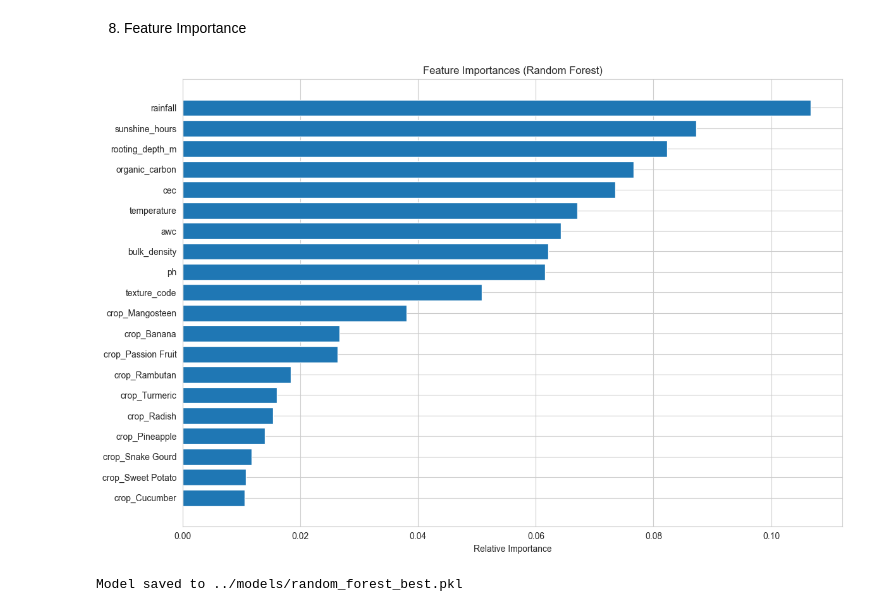
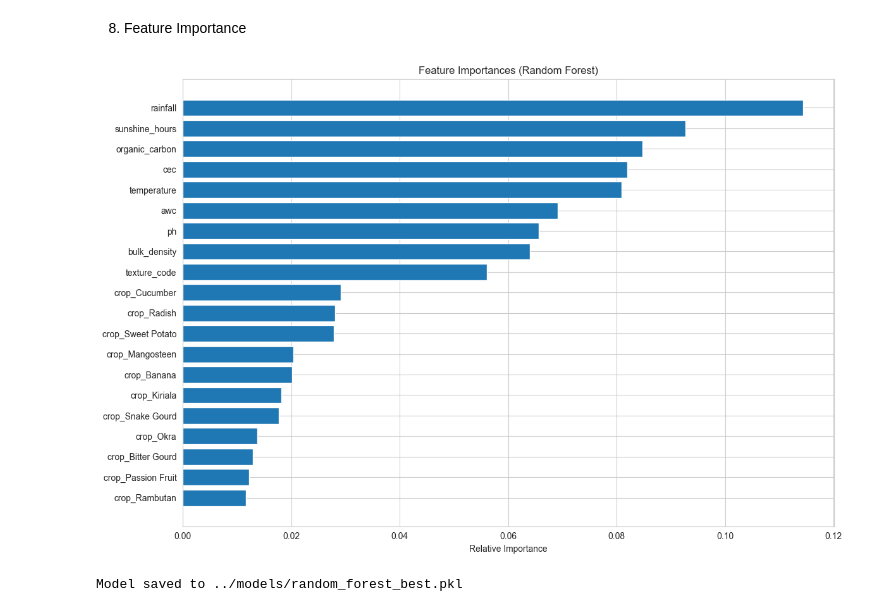
Before and after one commit to isumakm/Weather-Prediction-and-Crop-Recommendation-System-, a Jupyter notebook: 03_modeling_random_forest.ipynb, the cells around one changed output. Drawn from its saved outputs; the diff is of its cells as text; code cells hidden in the pictures.

```diff
--- a/03_modeling_random_forest.ipynb
+++ b/03_modeling_random_forest.ipynb
@@ -192,24 +190,24 @@ plt.show()
 # %%
 # Get feature names after preprocessing
 num_features = ['temperature', 'rainfall', 'sunshine_hours', 'ph',
                 'organic_carbon', 'cec', 'awc', 'bulk_density',
-                'rooting_depth_m', 'texture_code']
+                 'texture_code']
 cat_features = preprocessor.named_transformers_['cat'].get_feature_names_out(['crop'])
 all_features = np.concatenate([num_features, cat_features])
 
 importances = best_rf.feature_importances_
 indices = np.argsort(importances)[::-1]
 
 plt.figure(figsize=(12, 8))
 plt.title("Feature Importances (Random Forest)")
 plt.barh(range(20), importances[indices][:20], align='center')
 plt.yticks(range(20), all_features[indices][:20])
 plt.gca().invert_yaxis()
 plt.xlabel('Relative Importance')
 plt.tight_layout()
 plt.show()
 # %% [output]
-[figure, old version]
+[figure, new version]
 # %%
 # Save the trained Random Forest model
 joblib.dump(best_rf, 'models/random_forest_best.pkl')
```
Also changed, not shown: parts of 9 cells of this notebook.
